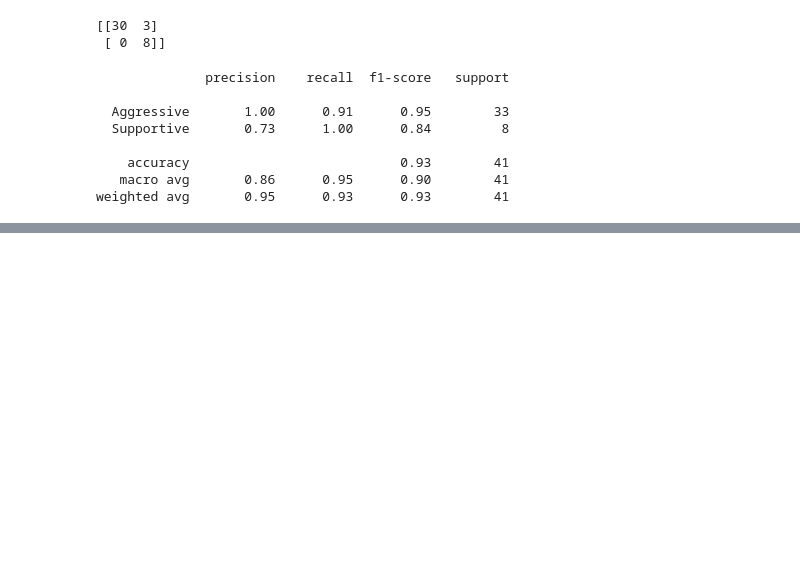
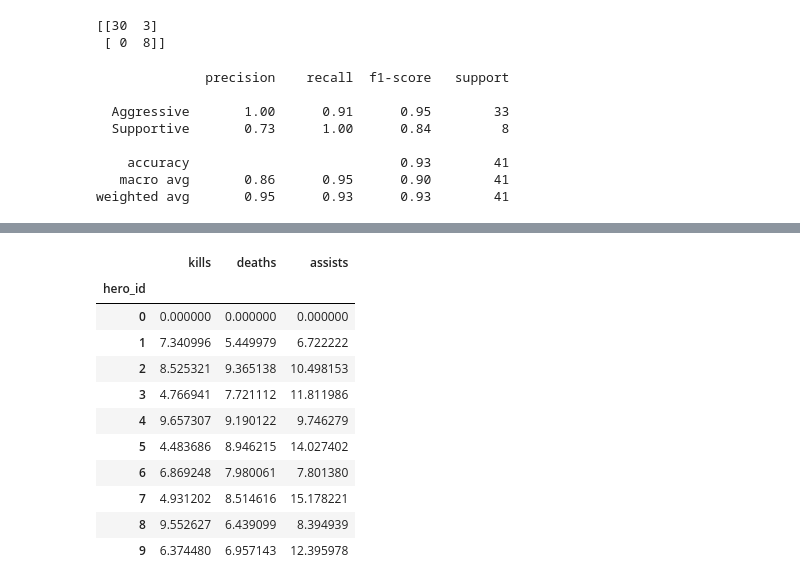
Before and after one commit to oguzhaneryigit/DataScience-LOL-Analysis, a Jupyter notebook: GuncelDataScience.ipynb, the cells around one changed output, grey strips where cells are left out. Drawn from its saved outputs; the diff is of its cells as text; code cells hidden in the pictures; blank space fills up the shorter version.

```diff
--- a/GuncelDataScience.ipynb
+++ b/GuncelDataScience.ipynb
@@ -1069,0 +1100,16 @@ weighted avg       0.95      0.93      0.93        41
+# %%
+dotaplayers_means=dotaplayers_tree.groupby(by=["hero_id"]).mean()
+dotaplayers_means.head(10)
+# %% [output]
+|  | kills | deaths | assists |
+| hero_id |  |  |  |
+| 0 | 0.000000 | 0.000000 | 0.000000 |
+| 1 | 7.340996 | 5.449979 | 6.722222 |
+| 2 | 8.525321 | 9.365138 | 10.498153 |
+| 3 | 4.766941 | 7.721112 | 11.811986 |
+| 4 | 9.657307 | 9.190122 | 9.746279 |
+| 5 | 4.483686 | 8.946215 | 14.027402 |
+| 6 | 6.869248 | 7.980061 | 7.801380 |
+| 7 | 4.931202 | 8.514616 | 15.178221 |
+| 8 | 9.552627 | 6.439099 | 8.394939 |
+| 9 | 6.374480 | 6.957143 | 12.395978 |
```
Also changed, not shown: parts of 8 cells of this notebook.
